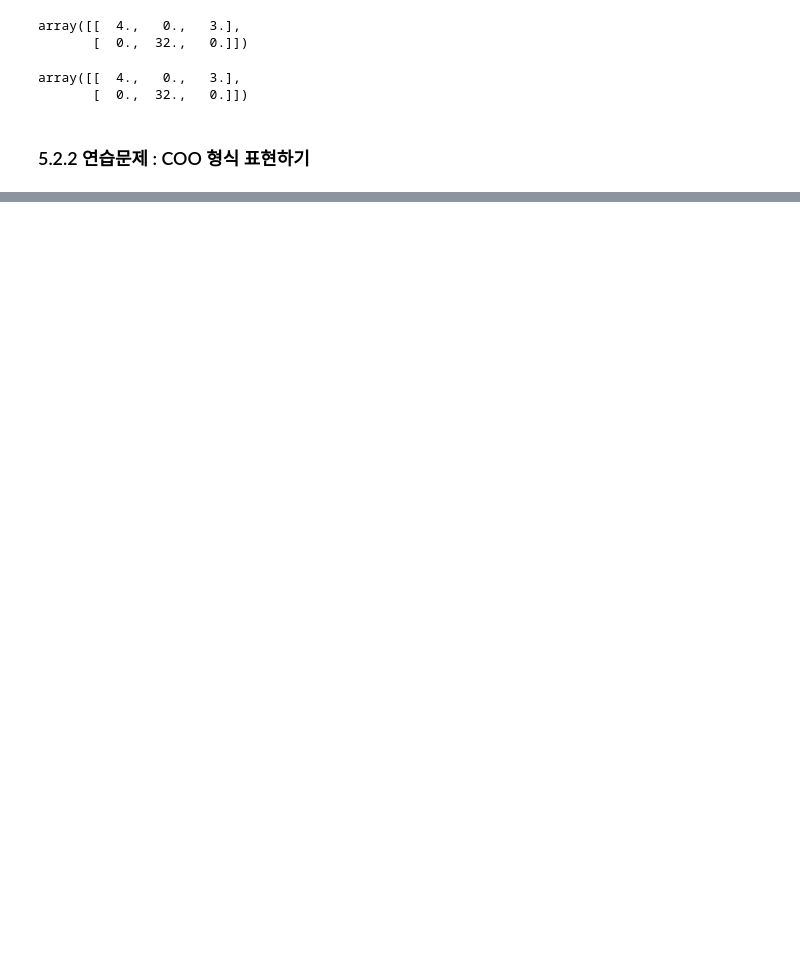
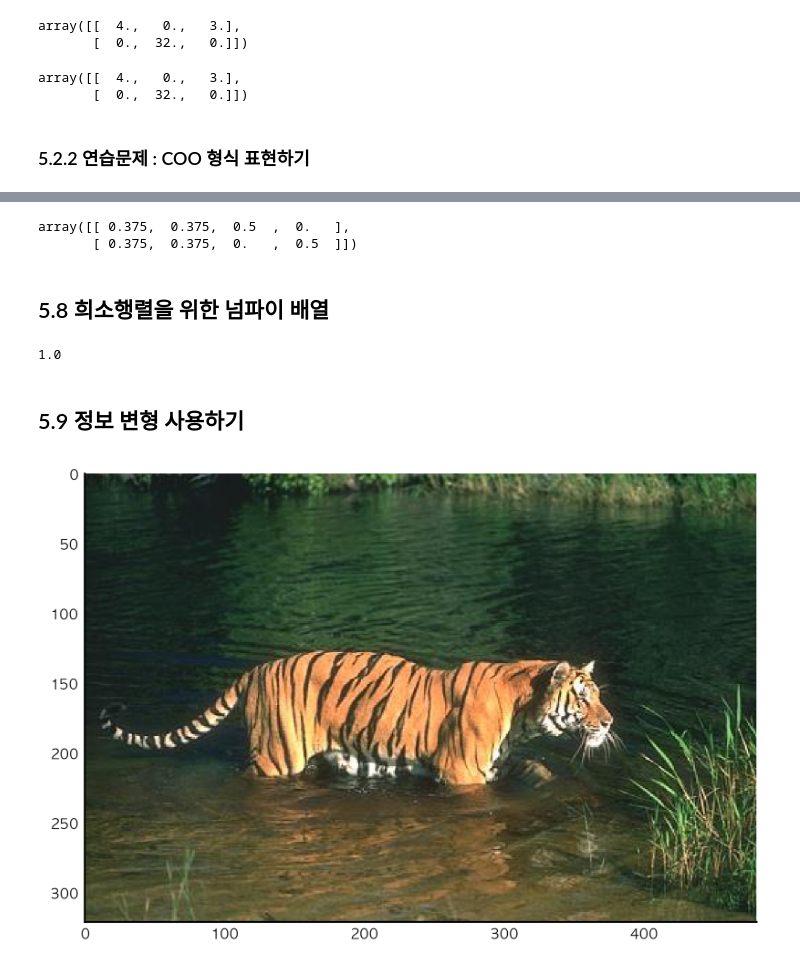
Before and after one commit to AstinCHOI/elegant-scipy, a Jupyter notebook: 5장. 희소행렬과 혼동행렬.ipynb, the cells around one changed output, grey strips where cells are left out. Cells and saved outputs as stored; diff of their text form; code cells hidden in the pictures; blank space fills up the shorter version.

```diff
--- a/5장. 희소행렬과 혼동행렬.ipynb
+++ b/5장. 희소행렬과 혼동행렬.ipynb
@@ -75,0 +360,9 @@ array([[  4.,   0.,   3.],
+# %%
+mat = sparse.csr_matrix([[0.125, 0.125, 0.25,    0],
+                         [0.125, 0.125,    0, 0.25]])
+xlog1x(mat).A
+# %% [output]
+array([[ 0.375,  0.375,  0.5  ,  0.   ],
+       [ 0.375,  0.375,  0.   ,  0.5  ]])
+# %% [markdown]
+## 5.8 희소행렬을 위한 넘파이 배열
@@ -75,0 +402,16 @@ array([[  4.,   0.,   3.],
+# %%
+variation_of_information(S, T)
+# %% [output]
+1.0
+# %% [markdown]
+## 5.9 정보 변형 사용하기
+# %%
+from skimage import io
+
+url = ('http://www.eecs.berkeley.edu/Research/Projects/CS/vision/bsds'
+       '/BSDS300/html/images/plain/normal/color/108073.jpg')
+tiger = io.imread(url)
+
+plt.imshow(tiger);
+# %% [output]
+[figure, added]
```
Also changed, not shown: parts of 37 cells of this notebook, 3 other files.
